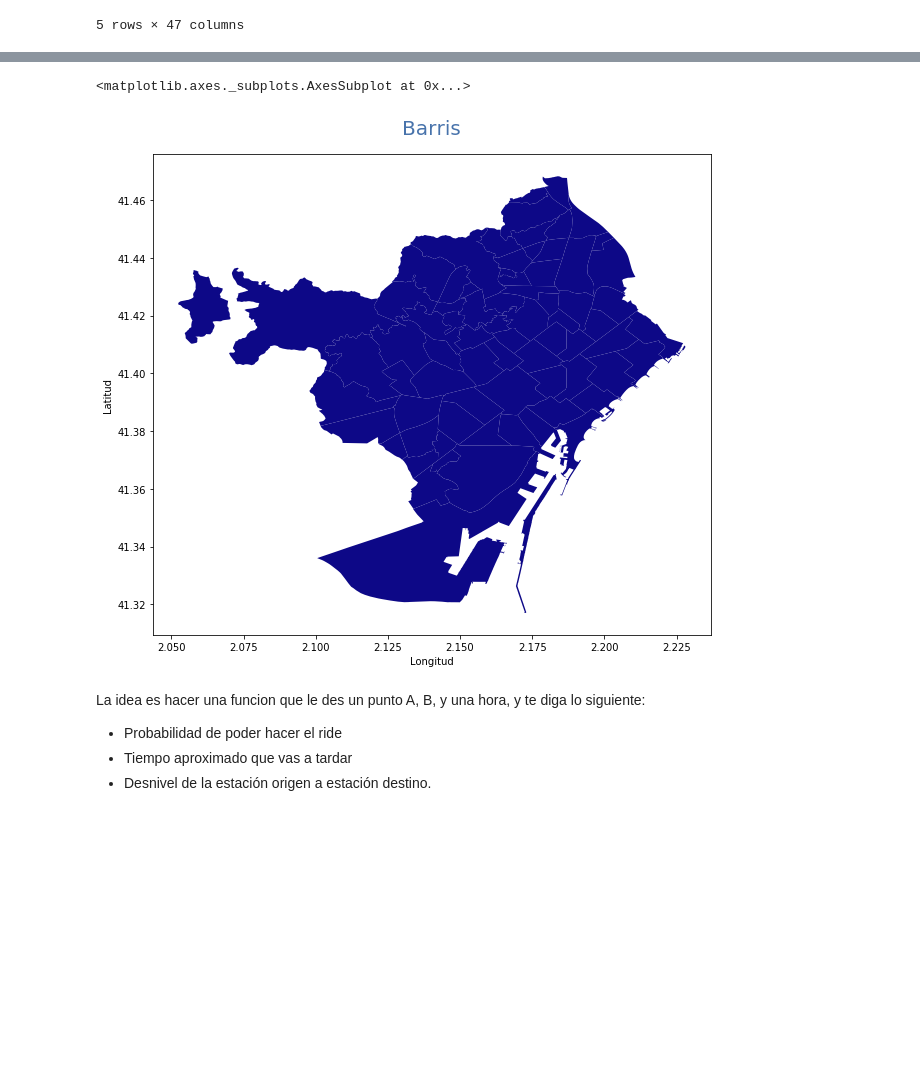
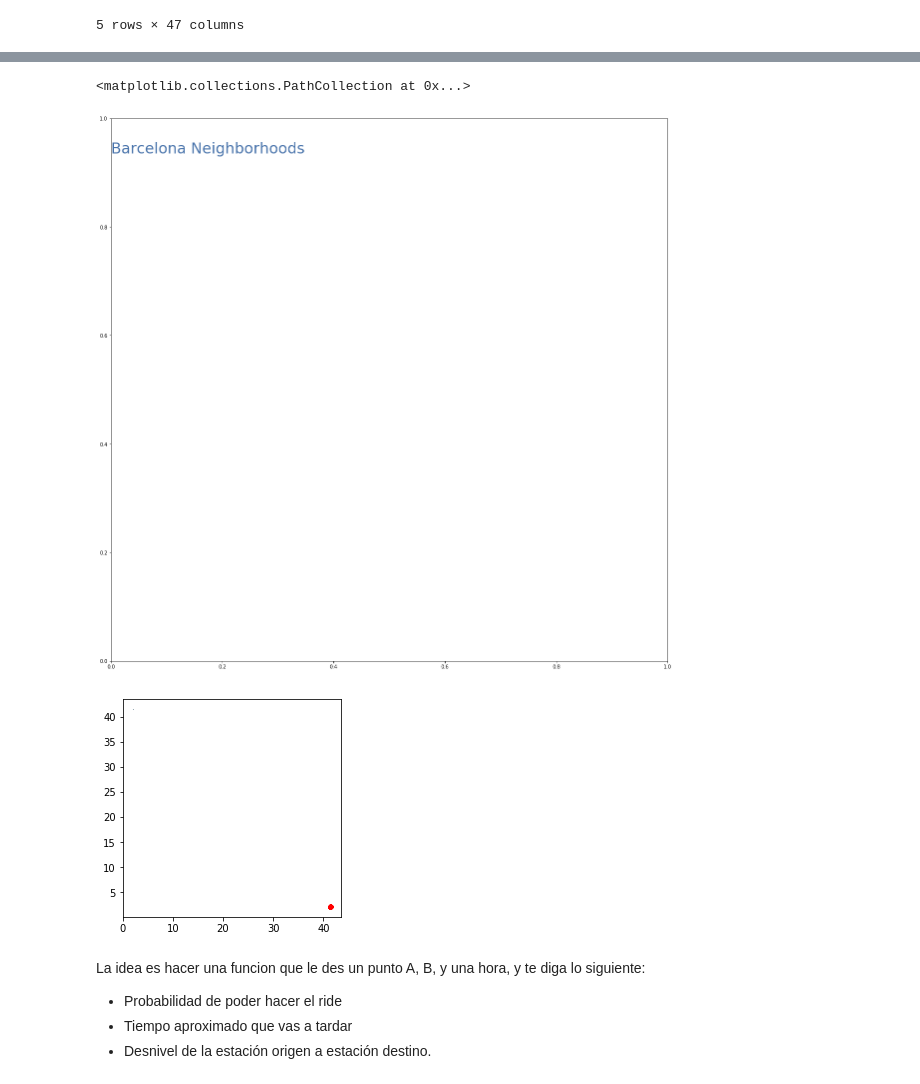
Before and after one commit to ta-datapt-bcn/project-statistical-analysis, a Jupyter notebook: project.ipynb, the cells around one changed output, grey strips where cells are left out. Saved outputs shown, nothing was run; the diff lists cells and outputs as text; code cells hidden in the pictures; blank space fills up the shorter version.

```diff
--- a/project.ipynb
+++ b/project.ipynb
@@ -394,21 +504,25 @@ info.iloc[178]
 # %%
 # Cargar la capa temática
 bcn_map = "Data/barris.geojson"
 map_data = gpd.read_file(bcn_map)
 map_data.head()
 
 # Control del tamaño de la figura del mapa
-fig, ax = plt.subplots(figsize=(10, 10))
+fig, ax= plt.subplots(1, 1, figsize=(20, 20))
 
 # Control del título y los ejes
-ax.set_title('Barris',
-             pad = 20,
-             fontdict={'fontsize':20, 'color': '#4873ab'})
-ax.set_xlabel('Longitud')
-ax.set_ylabel('Latitud')
+ax.set_title('Barcelona Neighborhoods',
+             pad = -70, loc='left',
+             fontdict={'fontsize':30, 'color': '#4873ab'})
+
+ax.set_xlabel('')
+ax.set_ylabel('')
 
 # Mostrar el mapa finalizado
-map_data.plot(column='ID_ANNEX', cmap='plasma', ax=ax, zorder=5)
+map_data.plot()
+
+plt.scatter(info.lat, info.lon, s=5, alpha=1, c='red', cmap="Set1")
 # %% [output]
-<matplotlib.axes._subplots.AxesSubplot at 0x...>
+<matplotlib.collections.PathCollection at 0x...>
-[figure, old version]
+[figure, new version]
+[figure, added]
```
Also changed, not shown: parts of 37 cells of this notebook, 4 other files.
